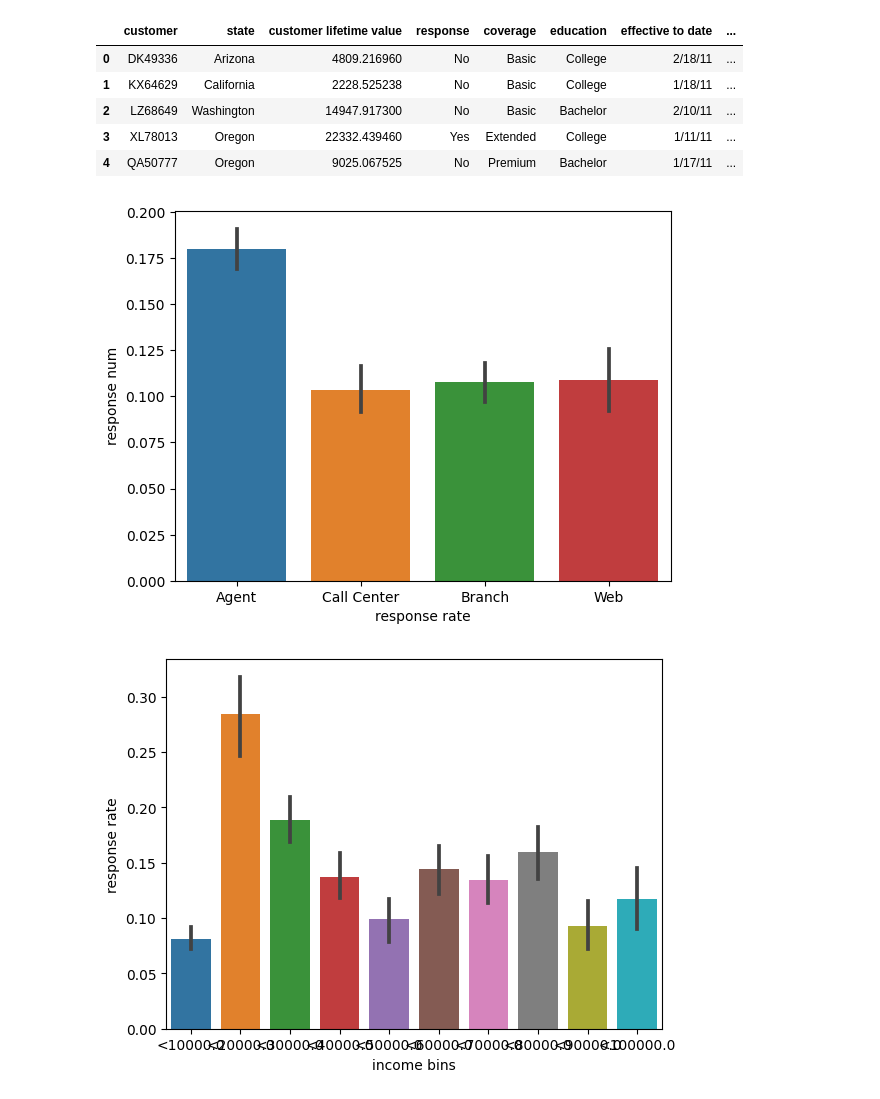
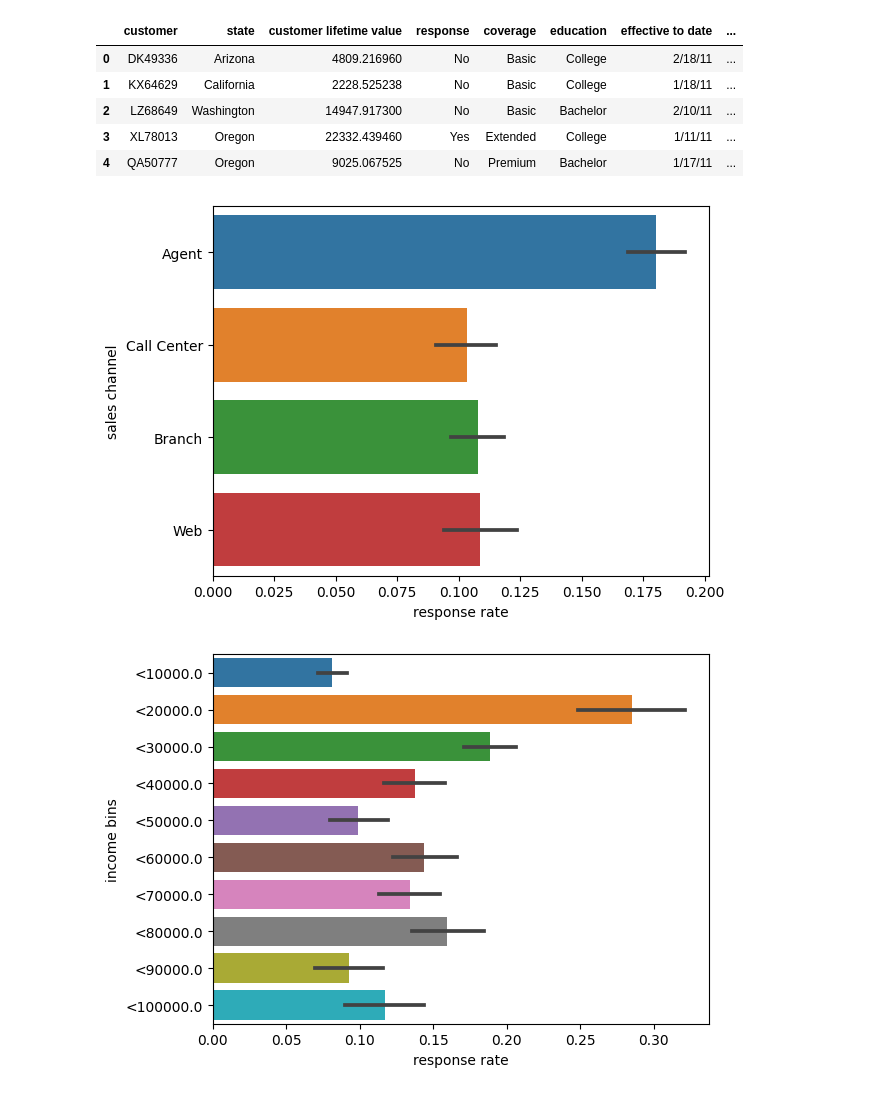
Before and after one commit to Xamweis/lab-customer-analysis-round-2, a Jupyter notebook: solution.ipynb, the cells around one changed output. Saved outputs shown, nothing was run; the diff lists cells and outputs as text; code cells hidden in the pictures.

```diff
--- a/solution.ipynb
+++ b/solution.ipynb
@@ -311,11 +311,11 @@ data.head()
 # %%
 # response - channel
 
-s = sns.barplot(x=data['sales channel'], y=data['response num'])
+s = sns.barplot(y=data['sales channel'], x=data['response num'])
 s.set(xlabel='response rate')
 plt.show()
 # %% [output]
-[figure, old version]
+[figure, new version]
 # %%
 # generic bin func
 
@@ -338,11 +338,11 @@ ord = list(map(lambda i: f'<{i}', sorted(data['bins income'].unique())))
 data['bins income'] = data['bins income'].map({i:f"<{i}" for i in data['bins income']})
 
 
-t = sns.barplot(x='bins income', y='response num', data=data, order=ord)
-t.set(xlabel='income bins', ylabel='response rate')
+t = sns.barplot(y='bins income', x='response num', data=data, order=ord)
+t.set(ylabel='income bins', xlabel='response rate')
 plt.show()
 # %% [output]
-[figure, old version]
+[figure, new version]
 # %%
 # response - claims
 
```
Also changed, not shown: parts of 1 cell of this notebook.
